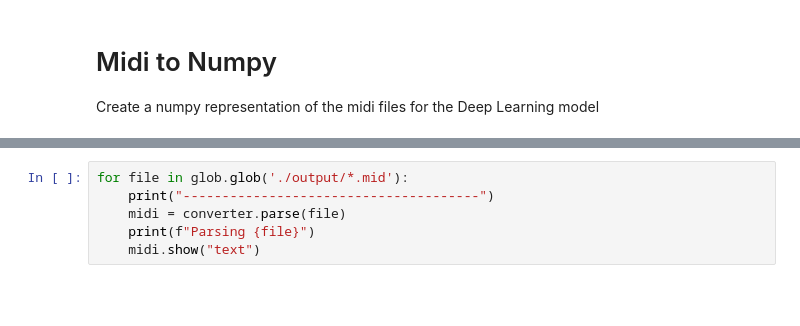
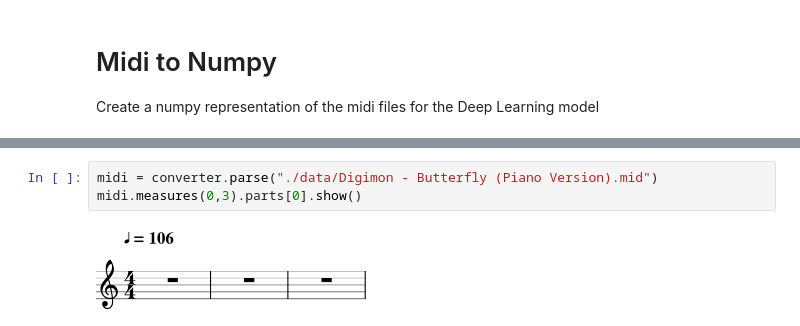
Before and after one commit to FireRedNinja/generative-music, a Jupyter notebook: 2-Parse-midi-files/parse_midi.ipynb, the cells around one changed output, grey strips where cells are left out. Drawn from its saved outputs; the diff is of its cells as text; blank space fills up the shorter version.

```diff
--- a/2-Parse-midi-files/parse_midi.ipynb
+++ b/2-Parse-midi-files/parse_midi.ipynb
@@ -319,6 +419,5 @@ for element in listOfNotes:
-# %%
-for file in glob.glob('./output/*.mid'):
-    print("--------------------------------------")
-    midi = converter.parse(file)
-    print(f"Parsing {file}")
-    midi.show("text")
+# %%
+midi = converter.parse("./data/Digimon - Butterfly (Piano Version).mid")
+midi.measures(0,3).parts[0].show()
+# %% [output]
+[figure, added]
```
Also changed, not shown: parts of 29 cells of this notebook, 3 other files.
